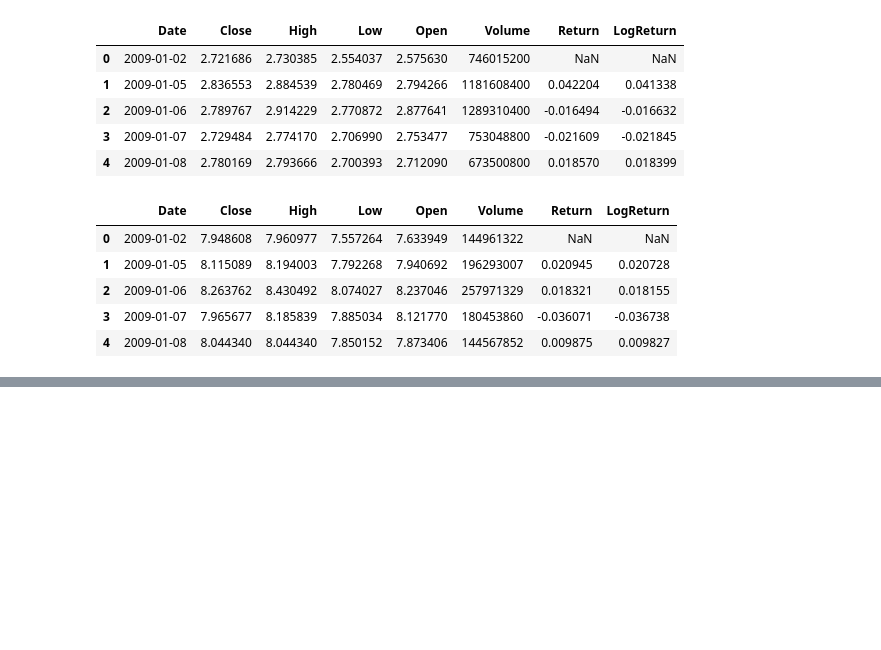
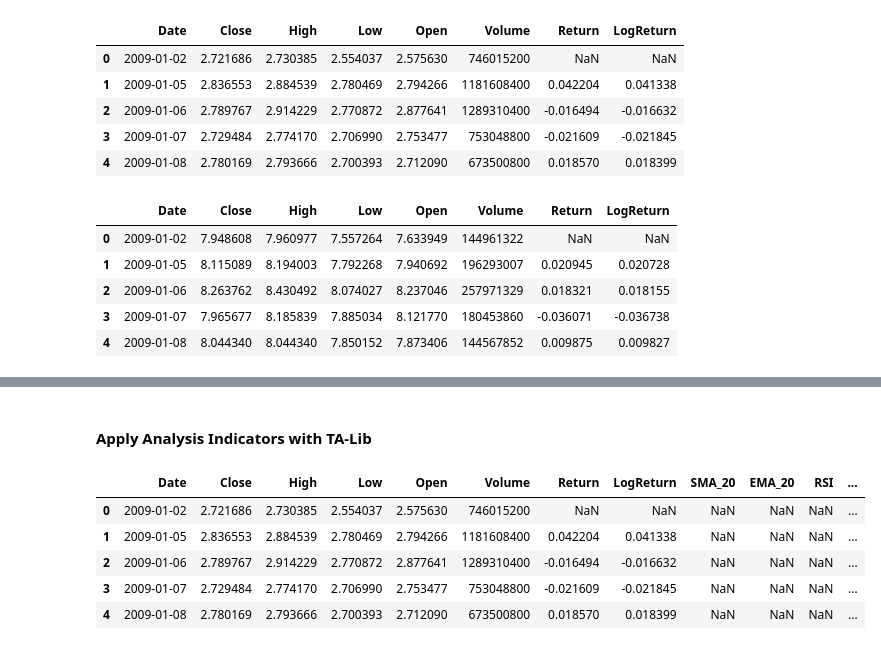
Before and after one commit to Kidist-c/Financial_new-Dataset-Analysis-week1, a Jupyter notebook: notebooks/stock_analysis.ipynb, the cells around one changed output, grey strips where cells are left out. Cells and saved outputs as stored; diff of their text form; code cells hidden in the pictures; blank space fills up the shorter version.

```diff
--- a/notebooks/stock_analysis.ipynb
+++ b/notebooks/stock_analysis.ipynb
@@ -87,0 +111,2 @@ all_data['GOOG'].head()
+# %% [markdown]
+#### Apply Analysis Indicators with TA-Lib
@@ -87,0 +118,9 @@ all_data['GOOG'].head()
+# %%
+all_data['AAPL'].head()
+# %% [output]
+|  | Date | Close | High | Low | Open | Volume | Return | LogReturn | SMA_20 | EMA_20 | RSI | ... |
+| 0 | 2009-01-02 | 2.721686 | 2.730385 | 2.554037 | 2.575630 | 746015200 | NaN | NaN | NaN | NaN | NaN | ... |
+| 1 | 2009-01-05 | 2.836553 | 2.884539 | 2.780469 | 2.794266 | 1181608400 | 0.042204 | 0.041338 | NaN | NaN | NaN | ... |
+| 2 | 2009-01-06 | 2.789767 | 2.914229 | 2.770872 | 2.877641 | 1289310400 | -0.016494 | -0.016632 | NaN | NaN | NaN | ... |
+| 3 | 2009-01-07 | 2.729484 | 2.774170 | 2.706990 | 2.753477 | 753048800 | -0.021609 | -0.021845 | NaN | NaN | NaN | ... |
+| 4 | 2009-01-08 | 2.780169 | 2.793666 | 2.700393 | 2.712090 | 673500800 | 0.018570 | 0.018399 | NaN | NaN | NaN | ... |
```
Also changed, not shown: parts of 3 cells of this notebook, 1 other file.
